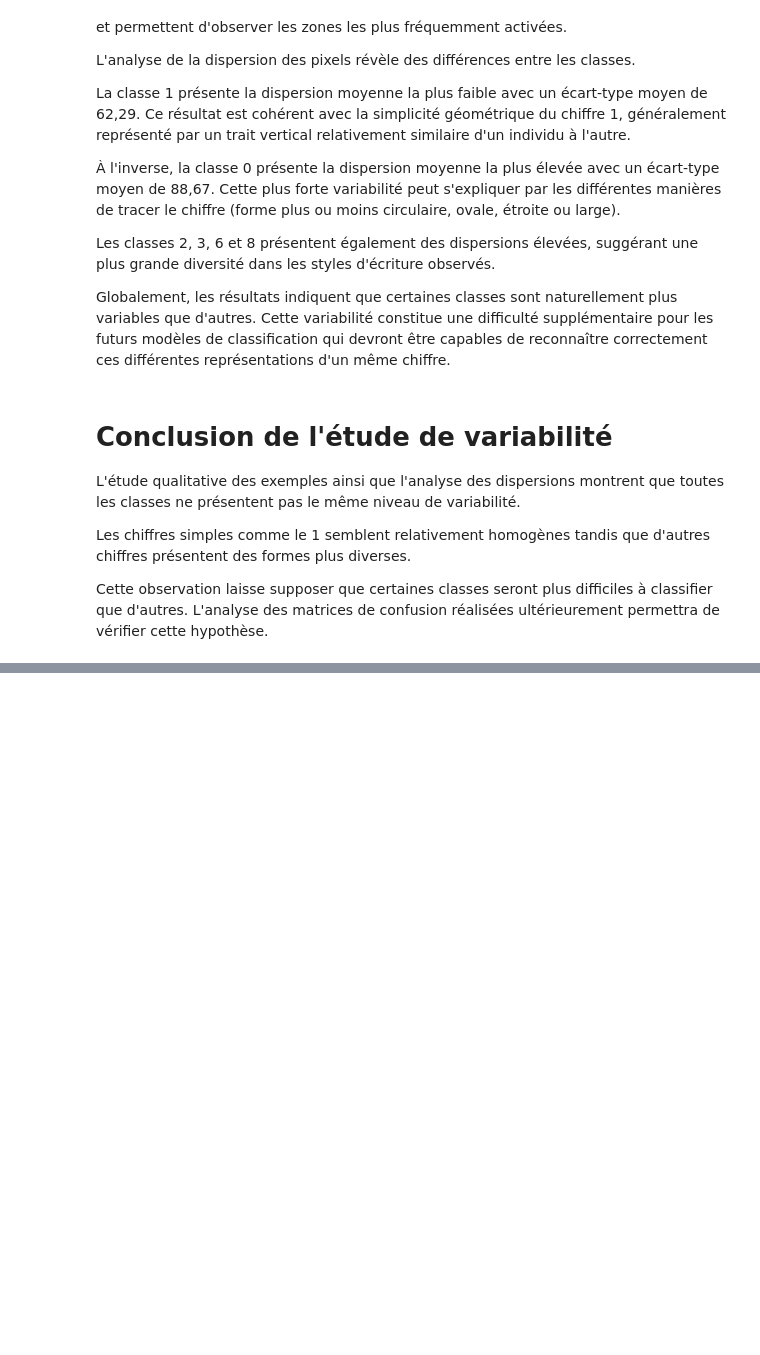
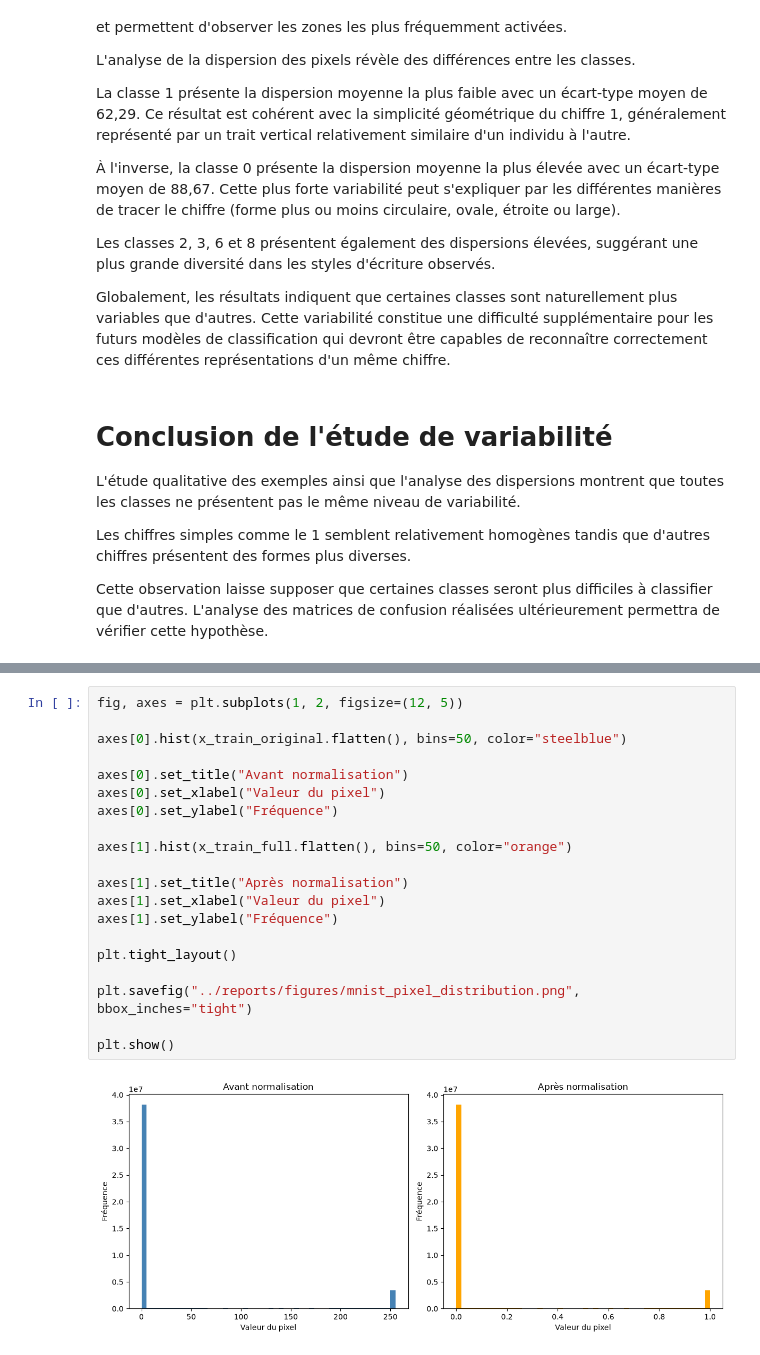
Before and after one commit to pierre-mazard/handwritten_digits, a Jupyter notebook: notebooks/01_exploration_mnist.ipynb, the cells around one changed output, grey strips where cells are left out. Cells and saved outputs as stored; diff of their text form; blank space fills up the shorter version.

```diff
--- a/notebooks/01_exploration_mnist.ipynb
+++ b/notebooks/01_exploration_mnist.ipynb
@@ -499,3 +508,25 @@ Valeur maximale : 0.003921568859368563
+# %%
+fig, axes = plt.subplots(1, 2, figsize=(12, 5))
+
+axes[0].hist(x_train_original.flatten(), bins=50, color="steelblue")
+
+axes[0].set_title("Avant normalisation")
+axes[0].set_xlabel("Valeur du pixel")
+axes[0].set_ylabel("Fréquence")
+
+axes[1].hist(x_train_full.flatten(), bins=50, color="orange")
+
+axes[1].set_title("Après normalisation")
+axes[1].set_xlabel("Valeur du pixel")
+axes[1].set_ylabel("Fréquence")
+
+plt.tight_layout()
+
+plt.savefig("../reports/figures/mnist_pixel_distribution.png", bbox_inches="tight")
+
+plt.show()
+# %% [output]
+[figure, added]
 # %% [markdown]
 # Analyse
 
```
Also changed, not shown: parts of 32 cells of this notebook, 6 other files.
